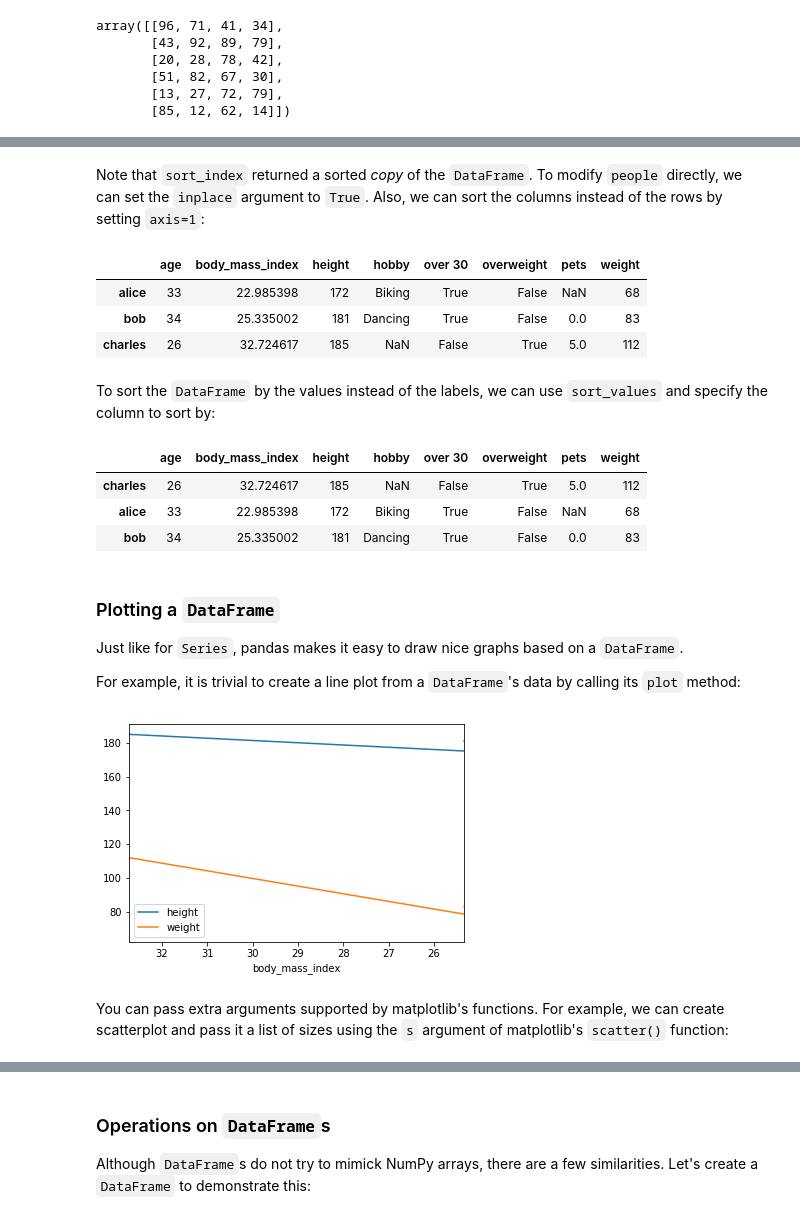
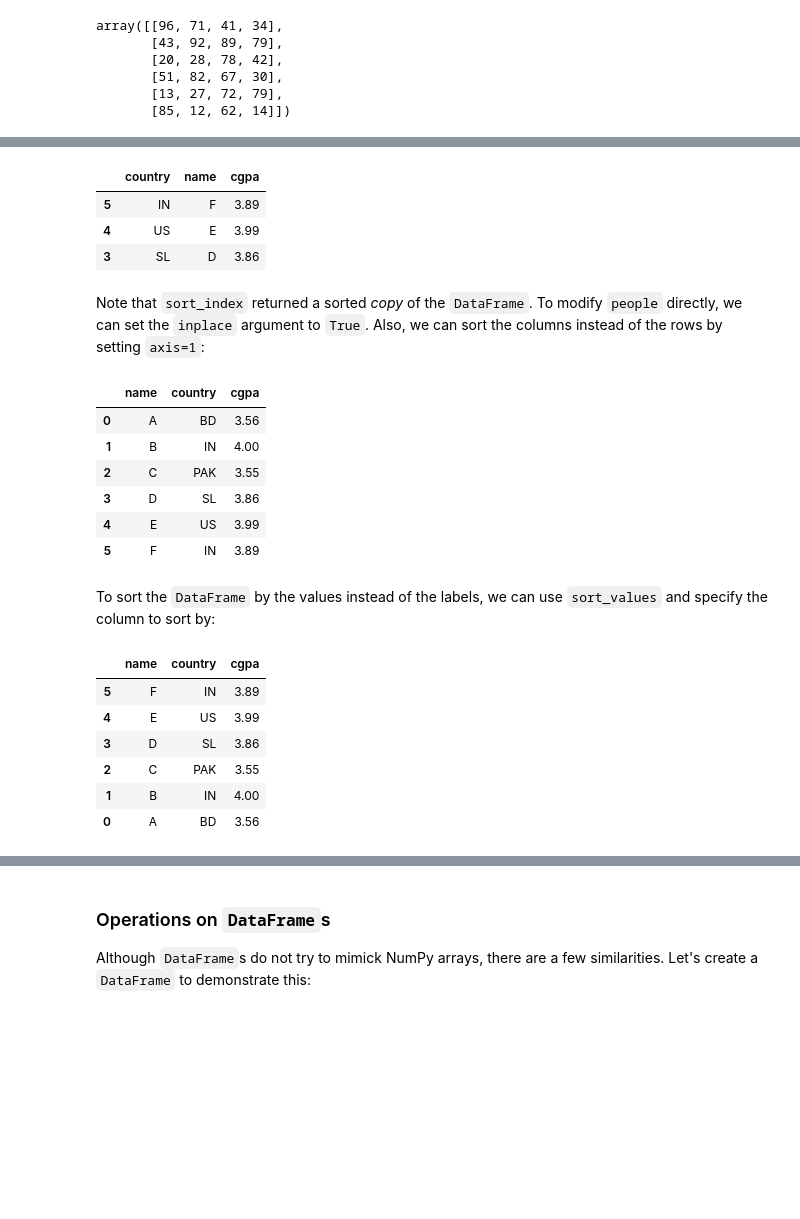
Before and after one commit to dev-SR/machine-learning, a Jupyter notebook: 01pandas/pandas.ipynb, the cells around one changed output, grey strips where cells are left out. Drawn from its saved outputs; the diff is of its cells as text; code cells hidden in the pictures; blank space fills up the shorter version.

Commit message:
pandas: update v2

```diff
--- a/01pandas/pandas.ipynb
+++ b/01pandas/pandas.ipynb
@@ -1317,0 +901,8 @@ people.sort_index(ascending=False)
+# %%
+people_dict = {
+    "country": pd.Series(['BD', 'IN', 'PAK', 'SL', 'US', 'IN']),
+   	"name": pd.Series(['A', 'B', 'C', 'D', 'E', 'F']),
+	   "cgpa":pd.Series([3.56, 4.00, 3.55, 3.86, 3.99, 3.89])
+}
+people = pd.DataFrame(people_dict)
+people
@@ -1318,32 +917,33 @@ people.sort_index(ascending=False)
+# %%
+people.sort_index(ascending=False).head(n=3)
+# %% [output]
+|  | country | name | cgpa |
+| 5 | IN | F | 3.89 |
+| 4 | US | E | 3.99 |
+| 3 | SL | D | 3.86 |
 # %% [markdown]
 Note that `sort_index` returned a sorted *copy* of the `DataFrame`. To modify `people` directly, we can set the `inplace` argument to `True`. Also, we can sort the columns instead of the rows by setting `axis=1`:
 # %%
-people.sort_index(axis=1, inplace=True)
+people.sort_index(axis=1,ascending=False, inplace=True)
 people
 # %% [output]
-|  | age | body_mass_index | height | hobby | over 30 | overweight | pets | weight |
-| alice | 33 | 22.985398 | 172 | Biking | True | False | NaN | 68 |
-| bob | 34 | 25.335002 | 181 | Dancing | True | False | 0.0 | 83 |
-| charles | 26 | 32.724617 | 185 | NaN | False | True | 5.0 | 112 |
+|  | name | country | cgpa |
+| 0 | A | BD | 3.56 |
+| 1 | B | IN | 4.00 |
+| 2 | C | PAK | 3.55 |
+| 3 | D | SL | 3.86 |
+| 4 | E | US | 3.99 |
+| 5 | F | IN | 3.89 |
 # %% [markdown]
 To sort the `DataFrame` by the values instead of the labels, we can use `sort_values` and specify the column to sort by:
 # %%
-people.sort_values(by="age", inplace=True)
+people.sort_values(by=["name"], ascending=False,inplace=True)
 people
 # %% [output]
-|  | age | body_mass_index | height | hobby | over 30 | overweight | pets | weight |
-| charles | 26 | 32.724617 | 185 | NaN | False | True | 5.0 | 112 |
-| alice | 33 | 22.985398 | 172 | Biking | True | False | NaN | 68 |
-| bob | 34 | 25.335002 | 181 | Dancing | True | False | 0.0 | 83 |
+|  | name | country | cgpa |
+| 5 | F | IN | 3.89 |
+| 4 | E | US | 3.99 |
+| 3 | D | SL | 3.86 |
+| 2 | C | PAK | 3.55 |
+| 1 | B | IN | 4.00 |
+| 0 | A | BD | 3.56 |
-# %% [markdown]
-### Plotting a `DataFrame`
-Just like for `Series`, pandas makes it easy to draw nice graphs based on a `DataFrame`.
-
-For example, it is trivial to create a line plot from a `DataFrame`'s data by calling its `plot` method:
-# %%
-people.plot(kind = "line", x = "body_mass_index", y = ["height", "weight"])
-plt.show()
-# %% [output]
-[figure, removed]
-# %% [markdown]
-You can pass extra arguments supported by matplotlib's functions. For example, we can create scatterplot and pass it a list of sizes using the `s` argument of matplotlib's `scatter()` function:
```
Also changed, not shown: parts of 251 cells of this notebook, 12 other files.
